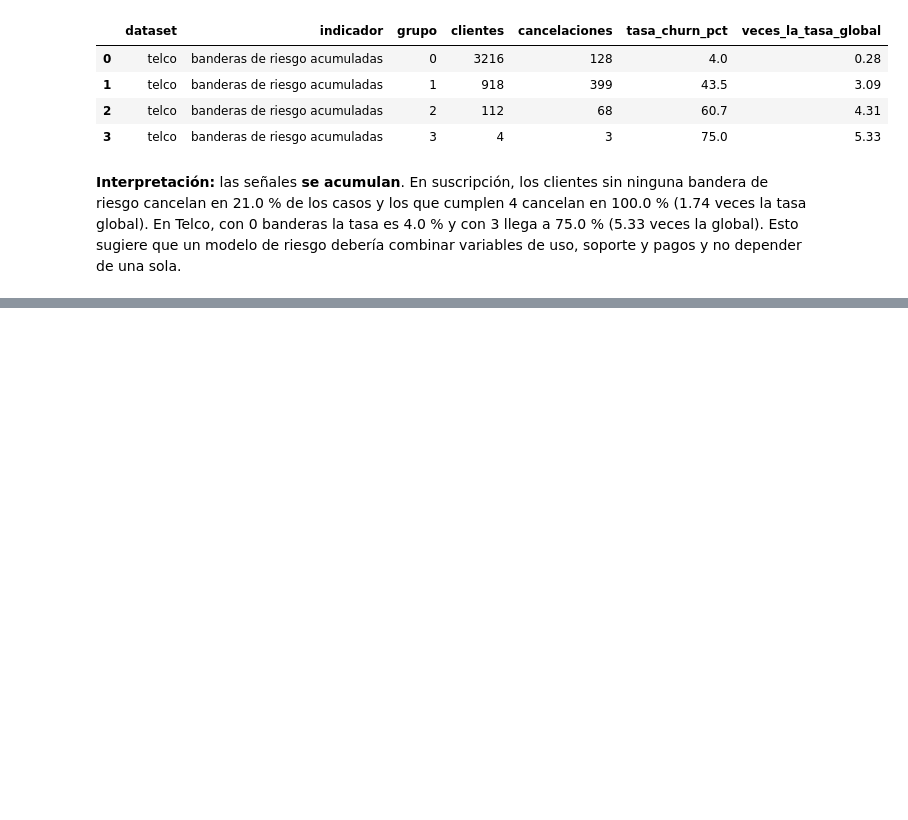
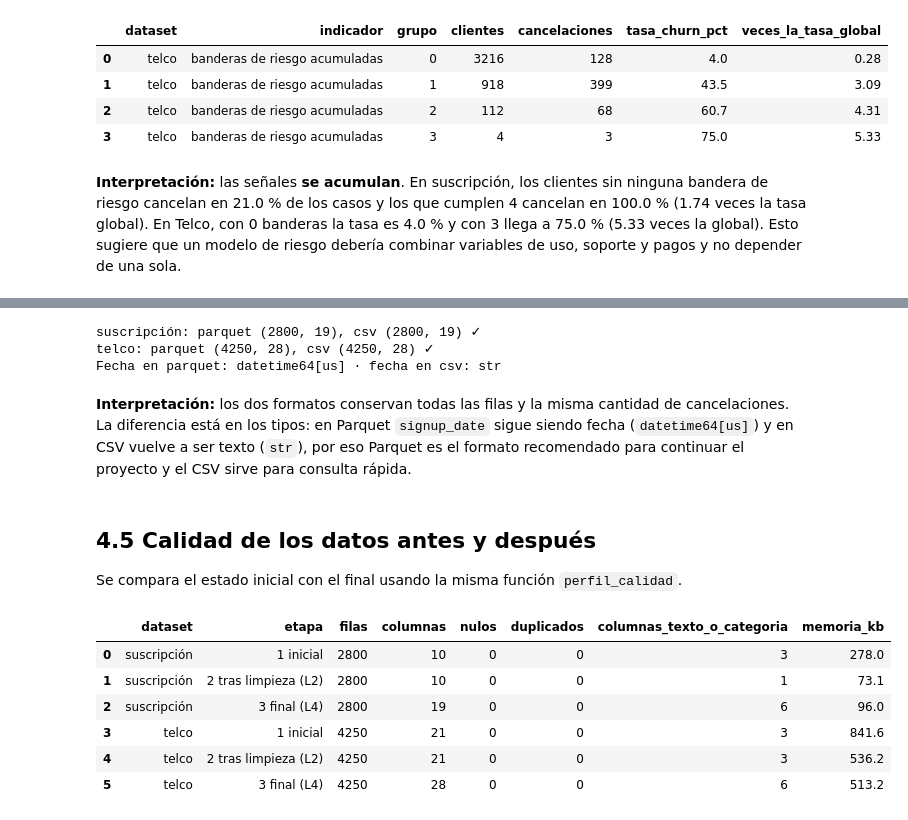
Before and after one commit to nicolasmunosh/proyecto-churn, a Jupyter notebook: notebooks/data_preparation.ipynb, the cells around one changed output, grey strips where cells are left out. Cells and saved outputs as stored; diff of their text form; code cells hidden in the pictures; blank space fills up the shorter version.

Commit message:
feat: prepare and validate processed datasets

```diff
--- a/notebooks/data_preparation.ipynb
+++ b/notebooks/data_preparation.ipynb
@@ -689,0 +743,9 @@ display(Markdown(
+# %%
+# Comprobar que la tarifa depende exactamente del plan (relación 1 a 1)
+relacion = sus.groupby('plan_type', observed=True)['monthly_fee'].agg(['nunique', 'min', 'max'])
+display(relacion)
+assert (relacion['nunique'] == 1).all()
+
+sus_final = categorizar_suscripcion(sus).drop(columns='monthly_fee')
+print(sus_final.shape)
+sus_final.head(3)
@@ -689,0 +777,19 @@ display(Markdown(
+# %%
+minutos_cols = ['total_day_minutes', 'total_eve_minutes', 'total_night_minutes', 'total_intl_minutes']
+llamadas_cols = ['total_day_calls', 'total_eve_calls', 'total_night_calls', 'total_intl_calls']
+cargos_cols = ['total_day_charge', 'total_eve_charge', 'total_night_charge', 'total_intl_charge']
+
+def estructurar_telco(df):
+    df = categorizar_telco(df)
+    df['total_minutes'] = df[minutos_cols].sum(axis=1).round(1)
+    df['total_calls'] = df[llamadas_cols].sum(axis=1).astype('int16')
+    df['total_charge'] = df[cargos_cols].sum(axis=1).round(2)
+    # los 2 clientes con 0 minutos diurnos (Lección 2) se conservan y se marcan
+    df['zero_day_usage'] = (df['total_day_minutes'] == 0).astype('int8')
+    df['international_plan'] = df['international_plan'].astype('int8')
+    df['voice_mail_plan'] = df['voice_mail_plan'].astype('int8')
+    return df.drop(columns=cargos_cols)
+
+telco_final = estructurar_telco(telco)
+print(telco_final.shape, '· clientes marcados con zero_day_usage:', int(telco_final['zero_day_usage'].sum()))
+telco_final.head(3)
@@ -689,0 +864,40 @@ display(Markdown(
+# %%
+sus_pq = pd.read_parquet(SALIDA / 'subscription_features.parquet')
+sus_csv = pd.read_csv(SALIDA / 'subscription_features.csv')
+telco_pq = pd.read_parquet(SALIDA / 'telco_features.parquet')
+telco_csv = pd.read_csv(SALIDA / 'telco_features.csv')
+
+for nombre, original, pq, csv in [('suscripción', sus_final, sus_pq, sus_csv), ('telco', telco_final, telco_pq, telco_csv)]:
+    assert pq.shape == original.shape == csv.shape, f'{nombre}: la forma cambió al guardar'
+    assert pq['churn'].sum() == original['churn'].sum() == csv['churn'].sum()
+    print(f'{nombre}: parquet {pq.shape}, csv {csv.shape} ✓')
+
+print('Fecha en parquet:', sus_pq['signup_date'].dtype, '· fecha en csv:', sus_csv['signup_date'].dtype)
+# %% [output]
+suscripción: parquet (2800, 19), csv (2800, 19) ✓
+telco: parquet (4250, 28), csv (4250, 28) ✓
+Fecha en parquet: datetime64[us] · fecha en csv: str
+# %%
+display(Markdown(
+    "**Interpretación:** los dos formatos conservan todas las filas y la misma cantidad de cancelaciones. "
+    f"La diferencia está en los tipos: en Parquet `signup_date` sigue siendo fecha (`{sus_pq['signup_date'].dtype}`) y en CSV vuelve a ser texto (`{sus_csv['signup_date'].dtype}`), por eso Parquet es el formato recomendado para continuar el proyecto y el CSV sirve para consulta rápida."
+))
+# %% [output]
+**Interpretación:** los dos formatos conservan todas las filas y la misma cantidad de cancelaciones. La diferencia está en los tipos: en Parquet `signup_date` sigue siendo fecha (`datetime64[us]`) y en CSV vuelve a ser texto (`str`), por eso Parquet es el formato recomendado para continuar el proyecto y el CSV sirve para consulta rápida.
+# %% [markdown]
+## 4.5 Calidad de los datos antes y después
+
+Se compara el estado inicial con el final usando la misma función `perfil_calidad`.
+# %%
+estado += [perfil_calidad(sus_final, 'suscripción', '3 final (L4)'),
+           perfil_calidad(telco_final, 'telco', '3 final (L4)')]
+comparacion = pd.DataFrame(estado).sort_values(['dataset', 'etapa']).reset_index(drop=True)
+comparacion
+# %% [output]
+|  | dataset | etapa | filas | columnas | nulos | duplicados | columnas_texto_o_categoria | memoria_kb |
+| 0 | suscripción | 1 inicial | 2800 | 10 | 0 | 0 | 3 | 278.0 |
+| 1 | suscripción | 2 tras limpieza (L2) | 2800 | 10 | 0 | 0 | 1 | 73.1 |
+| 2 | suscripción | 3 final (L4) | 2800 | 19 | 0 | 0 | 6 | 96.0 |
+| 3 | telco | 1 inicial | 4250 | 21 | 0 | 0 | 3 | 841.6 |
+| 4 | telco | 2 tras limpieza (L2) | 4250 | 21 | 0 | 0 | 3 | 536.2 |
+| 5 | telco | 3 final (L4) | 4250 | 28 | 0 | 0 | 6 | 513.2 |
```
Also changed, not shown: parts of 18 cells of this notebook, 5 other files.
